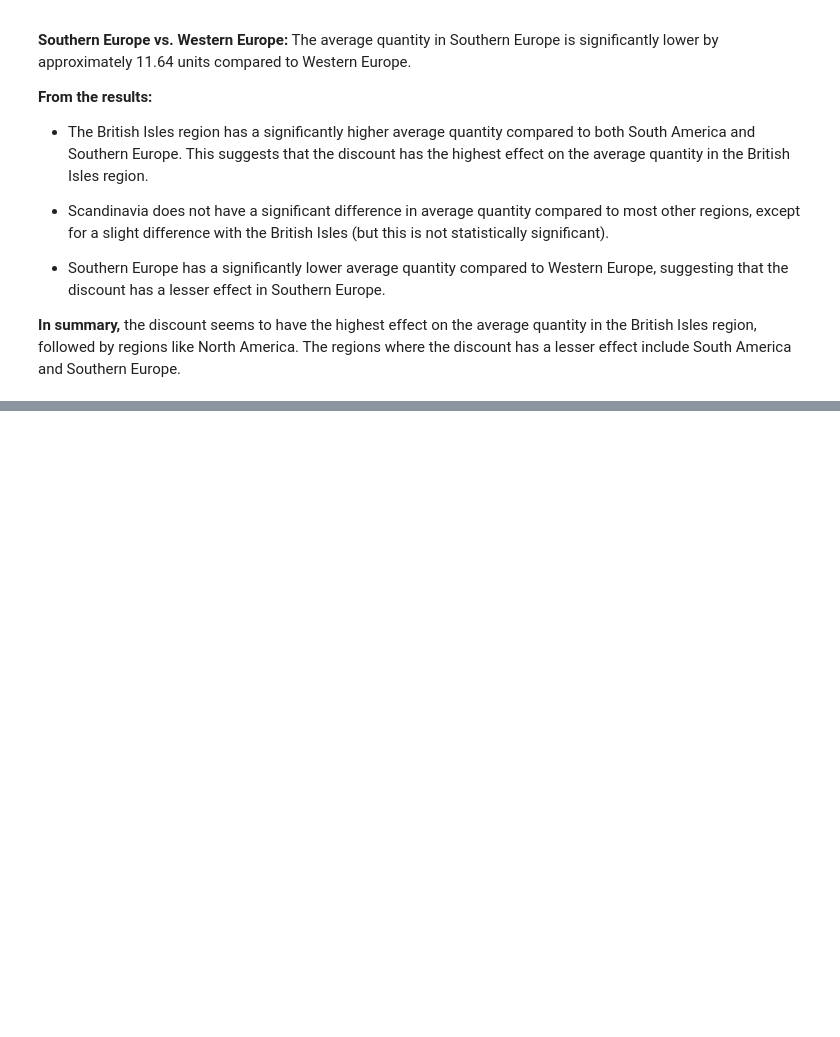
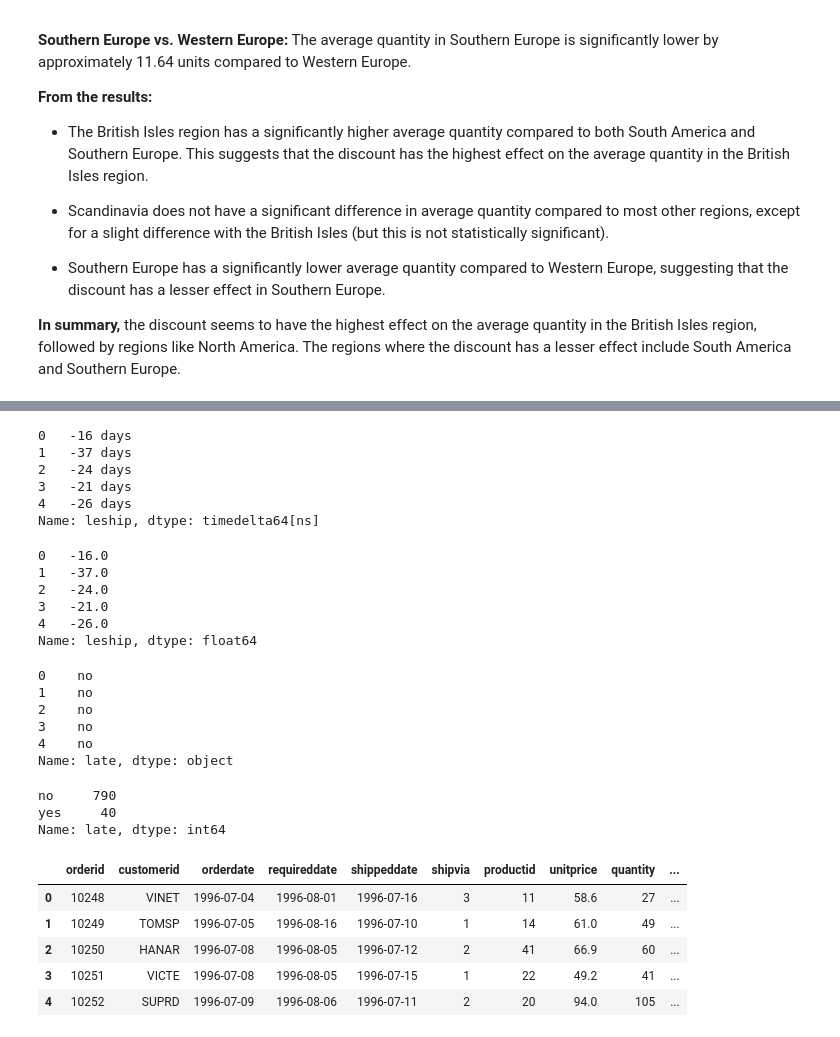
Before and after one commit to nani2357/Statistical-Analysis-on-Northwind-Sample-Database, a Jupyter notebook: Notebooks/hypothesis_testing.ipynb, the cells around one changed output, grey strips where cells are left out. Saved outputs shown, nothing was run; the diff lists cells and outputs as text; code cells hidden in the pictures; blank space fills up the shorter version.

```diff
--- a/Notebooks/hypothesis_testing.ipynb
+++ b/Notebooks/hypothesis_testing.ipynb
@@ -1033,0 +1093,53 @@ plt.show()
+# %%
+#create late shipping by subtracting shipping date from required date
+
+ordersl['leship'] = pd.to_datetime(ordersl['shippeddate']) - pd.to_datetime(ordersl['requireddate'])
+
+ordersl['leship'].head()
+# %% [output]
+0   -16 days
+1   -37 days
+2   -24 days
+3   -21 days
+4   -26 days
+Name: leship, dtype: timedelta64[ns]
+# %%
+# to change the column to numbers of days (to change it from date format to number format)
+
+ordersl['leship'] = ordersl['leship'].dt.days
+ordersl['leship'].head()
+# %% [output]
+0   -16.0
+1   -37.0
+2   -24.0
+3   -21.0
+4   -26.0
+Name: leship, dtype: float64
+# %%
+# create late column-if it is shipped after the required date(>0) it is late
+
+ordersl['late'] = ['yes' if x >= 0 else 'no' for x in ordersl['leship'] ]
+
+ordersl['late'].head()
+# %% [output]
+0    no
+1    no
+2    no
+3    no
+4    no
+Name: late, dtype: object
+# %%
+ordersl['late'].value_counts()
+# %% [output]
+no     790
+yes     40
+Name: late, dtype: int64
+# %%
+ordersl.head()
+# %% [output]
+|  | orderid | customerid | orderdate | requireddate | shippeddate | shipvia | productid | unitprice | quantity | ... |
+| 0 | 10248 | VINET | 1996-07-04 | 1996-08-01 | 1996-07-16 | 3 | 11 | 58.6 | 27 | ... |
+| 1 | 10249 | TOMSP | 1996-07-05 | 1996-08-16 | 1996-07-10 | 1 | 14 | 61.0 | 49 | ... |
+| 2 | 10250 | HANAR | 1996-07-08 | 1996-08-05 | 1996-07-12 | 2 | 41 | 66.9 | 60 | ... |
+| 3 | 10251 | VICTE | 1996-07-08 | 1996-08-05 | 1996-07-15 | 1 | 22 | 49.2 | 41 | ... |
+| 4 | 10252 | SUPRD | 1996-07-09 | 1996-08-06 | 1996-07-11 | 2 | 20 | 94.0 | 105 | ... |
```
Also changed, not shown: parts of 4 cells of this notebook.
